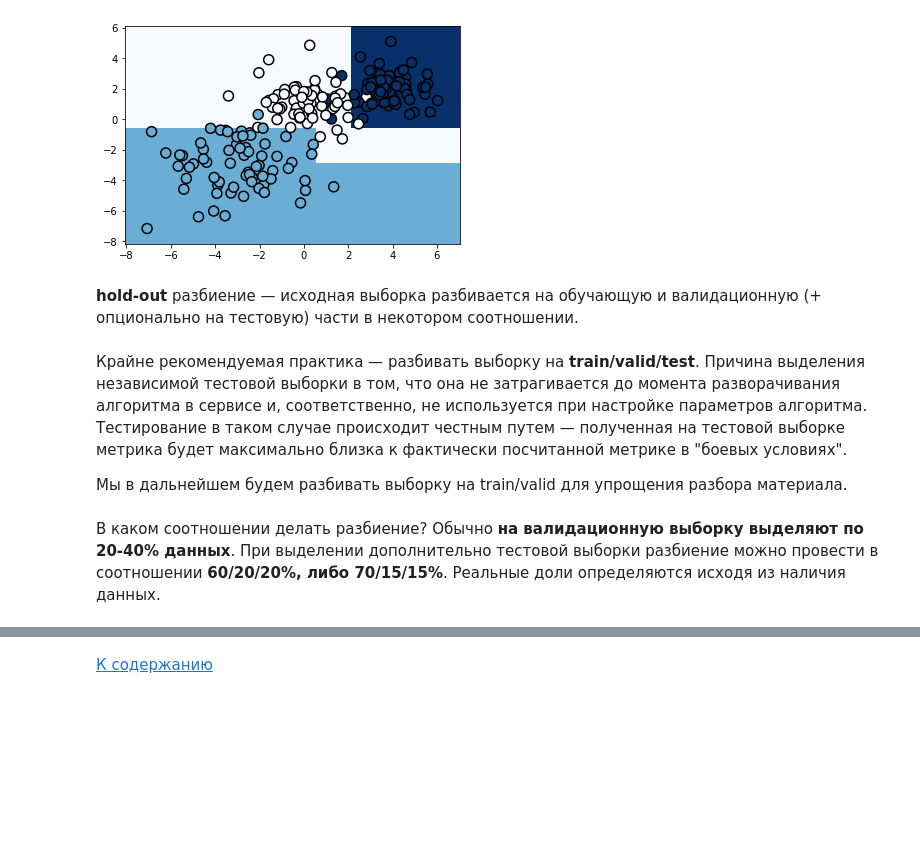
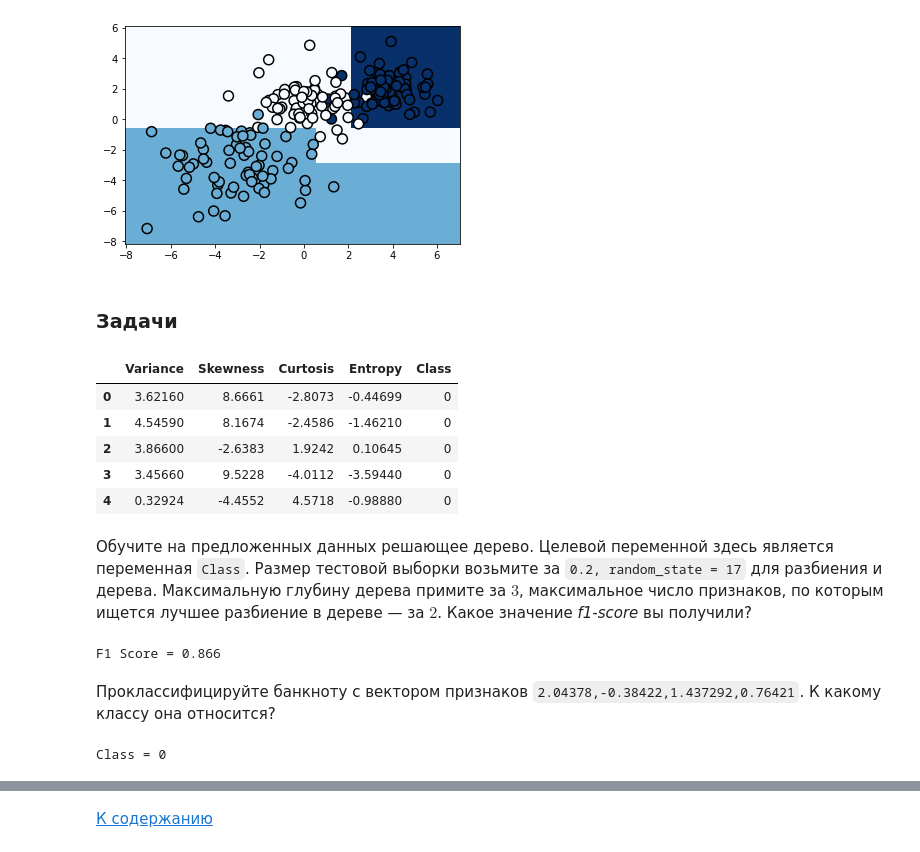
Before and after one commit to Chedered/SkillFactory, a Jupyter notebook: DS/module-5/SKF1 (Решающие деревья и случайный лес).ipynb, the cells around one changed output, grey strips where cells are left out. Saved outputs shown, nothing was run; the diff lists cells and outputs as text; code cells hidden in the pictures; blank space fills up the shorter version.

```diff
--- a/DS/module-5/SKF1 (Решающие деревья и случайный лес).ipynb
+++ b/DS/module-5/SKF1 (Решающие деревья и случайный лес).ipynb
@@ -153,8 +158,4 @@ plt.scatter(train_data[:, 0], train_data[:, 1], c=train_labels, s=100,
 # %% [output]
 [figure]
 # %% [markdown]
-**hold-out** разбиение — исходная выборка разбивается на обучающую и валидационную (+ опционально на тестовую) части в некотором соотношении.
+### Задачи
-# %% [markdown]
-Крайне рекомендуемая практика — разбивать выборку на **train/valid/test**. Причина выделения независимой тестовой выборки в том, что она не затрагивается до момента разворачивания алгоритма в сервисе и, соответственно, не используется при настройке параметров алгоритма. Тестирование в таком случае происходит честным путем — полученная на тестовой выборке метрика будет максимально близка к фактически посчитанной метрике в "боевых условиях".
-
-Мы в дальнейшем будем разбивать выборку на train/valid для упрощения разбора материала.
@@ -161,3 +164,11 @@ plt.scatter(train_data[:, 0], train_data[:, 1], c=train_labels, s=100,
+# %%
+bill_data.head()
+# %% [output]
+|  | Variance | Skewness | Curtosis | Entropy | Class |
+| 0 | 3.62160 | 8.6661 | -2.8073 | -0.44699 | 0 |
+| 1 | 4.54590 | 8.1674 | -2.4586 | -1.46210 | 0 |
+| 2 | 3.86600 | -2.6383 | 1.9242 | 0.10645 | 0 |
+| 3 | 3.45660 | 9.5228 | -4.0112 | -3.59440 | 0 |
+| 4 | 0.32924 | -4.4552 | 4.5718 | -0.98880 | 0 |
 # %% [markdown]
-В каком соотношении делать разбиение?
-Обычно **на валидационную выборку выделяют по 20-40% данных**. При выделении дополнительно тестовой выборки разбиение можно провести в соотношении **60/20/20%, либо 70/15/15%**. Реальные доли определяются исходя из наличия данных.
+Обучите на предложенных данных решающее дерево. Целевой переменной здесь является переменная <code>Class</code>. Размер тестовой выборки возьмите за <code>0.2, random_state = 17</code> для разбиения и дерева. Максимальную глубину дерева примите за $3$, максимальное число признаков, по которым ищется лучшее разбиение в дереве — за $2$. Какое значение *f1-score* вы получили?
@@ -163,0 +186,6 @@ plt.scatter(train_data[:, 0], train_data[:, 1], c=train_labels, s=100,
+# %%
+print(f'F1 Score = {round(F1, 3)}')
+# %% [output]
+F1 Score = 0.866
+# %% [markdown]
+Проклассифицируйте банкноту с вектором признаков <code>2.04378,-0.38422,1.437292,0.76421</code>. К какому классу она относится?
@@ -164 +195,5 @@ plt.scatter(train_data[:, 0], train_data[:, 1], c=train_labels, s=100,
+# %%
+print(f'Class = {vector_pred[0]}')
+# %% [output]
+Class = 0
 # %% [markdown]
```
Also changed, not shown: parts of 87 cells of this notebook, 1 other file.
